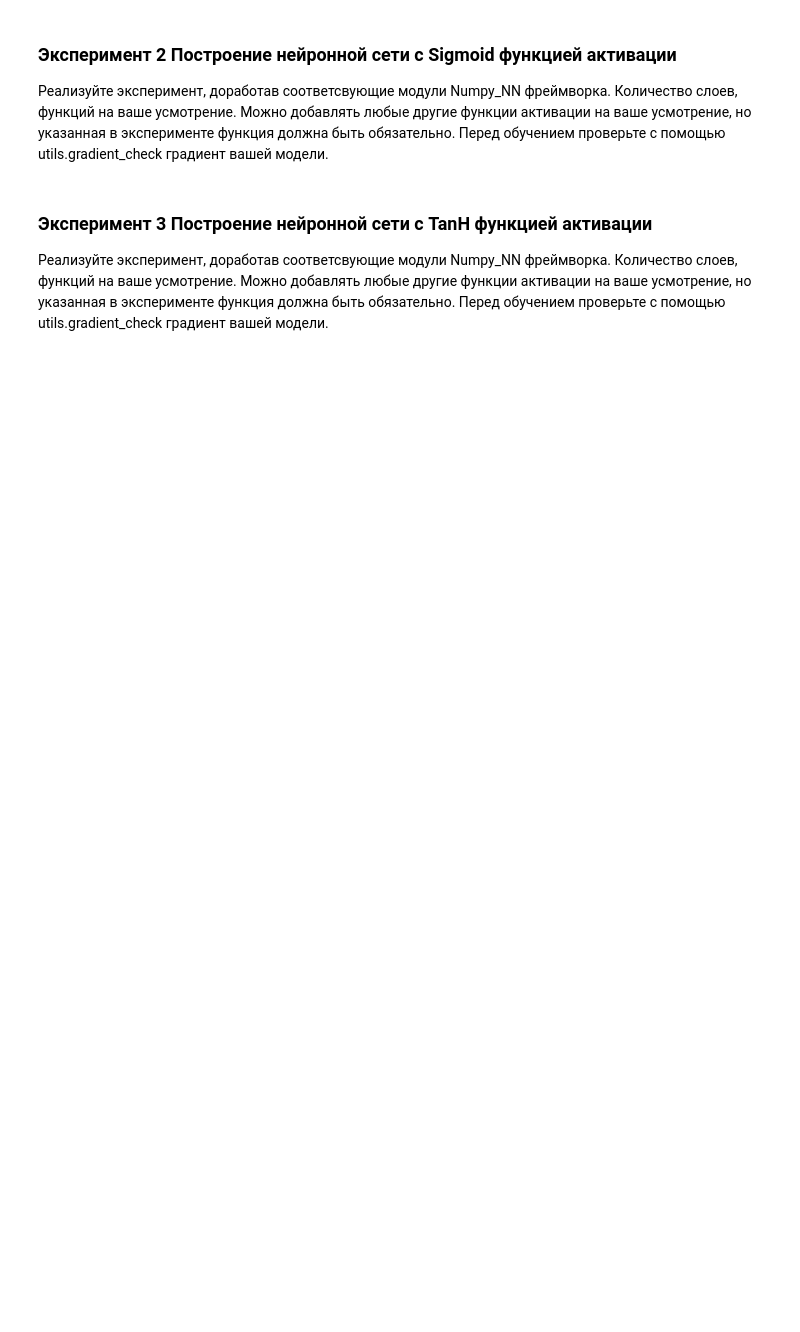
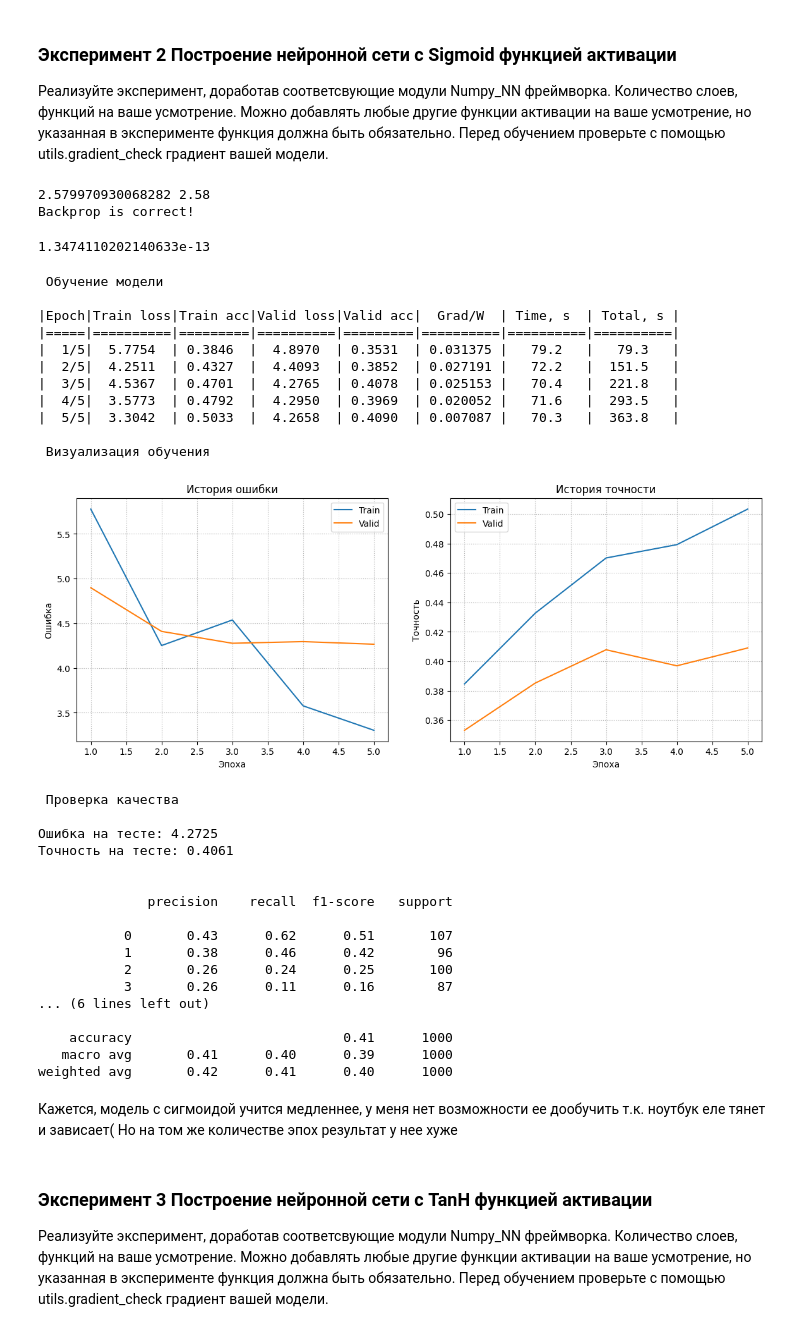
Before and after one commit to vvubbalubba/Numpy-NN-Framework, a Jupyter notebook: numpy_neural_net_HW.ipynb, the cells around one changed output. Saved outputs shown, nothing was run; the diff lists cells and outputs as text; code cells hidden in the pictures; blank space fills up the shorter version.

```diff
--- a/numpy_neural_net_HW.ipynb
+++ b/numpy_neural_net_HW.ipynb
@@ -45,6 +267,57 @@ importlib.reload(sequential)
 ### Эксперимент 2 Построение нейронной сети с Sigmoid функцией активации
 
 Реализуйте эксперимент, доработав соответсвующие модули Numpy_NN фреймворка. Количество слоев, функций на ваше усмотрение. Можно добавлять любые другие функции активации на ваше усмотрение, но указанная в эксперименте функция должна быть обязательно. Перед обучением проверьте с помощью utils.gradient_check градиент вашей модели.
+# %%
+np.random.seed(42)
+
+model = Sequential(
+    Linear(3072, 768),
+    Sigmoid(),
+    Linear(768, 10)
+)
+# %%
+dataloader = Dataloader(train_data, batch_size=8)
+x, y = next(iter(dataloader))
+gradient_check(x, y, model)
+# %% [output]
+2.579970930068282 2.58
+Backprop is correct!
+1.3474110202140633e-13
+# %%
+experiment(train_data, valid_data, model, epochs=5, lr=1e-3, optim="Adam")
+# %% [output]
+ Обучение модели
+
+|Epoch|Train loss|Train acc|Valid loss|Valid acc|  Grad/W  | Time, s  | Total, s |
+|=====|==========|=========|==========|=========|==========|==========|==========|
+|  1/5|  5.7754  | 0.3846  |  4.8970  | 0.3531  | 0.031375 |   79.2   |   79.3   |
+|  2/5|  4.2511  | 0.4327  |  4.4093  | 0.3852  | 0.027191 |   72.2   |  151.5   |
+|  3/5|  4.5367  | 0.4701  |  4.2765  | 0.4078  | 0.025153 |   70.4   |  221.8   |
+|  4/5|  3.5773  | 0.4792  |  4.2950  | 0.3969  | 0.020052 |   71.6   |  293.5   |
+|  5/5|  3.3042  | 0.5033  |  4.2658  | 0.4090  | 0.007087 |   70.3   |  363.8   |
+
+ Визуализация обучения
+[figure, added]
+ Проверка качества
+
+Ошибка на тесте: 4.2725
+Точность на тесте: 0.4061
+
+
+              precision    recall  f1-score   support
+
+           0       0.43      0.62      0.51       107
+           1       0.38      0.46      0.42        96
+           2       0.26      0.24      0.25       100
+           3       0.26      0.11      0.16        87
+... (6 lines left out)
+
+    accuracy                           0.41      1000
+   macro avg       0.41      0.40      0.39      1000
+weighted avg       0.42      0.41      0.40      1000
+# %% [markdown]
+Кажется, модель с сигмоидой учится медленнее, у меня нет возможности ее дообучить т.к. ноутбук еле тянет и зависает(
+Но на том же количестве эпох результат у нее хуже
 # %% [markdown]
 ### Эксперимент 3 Построение нейронной сети с TanH функцией активации
 
```
Also changed, not shown: parts of 53 cells of this notebook, 18 other files.
